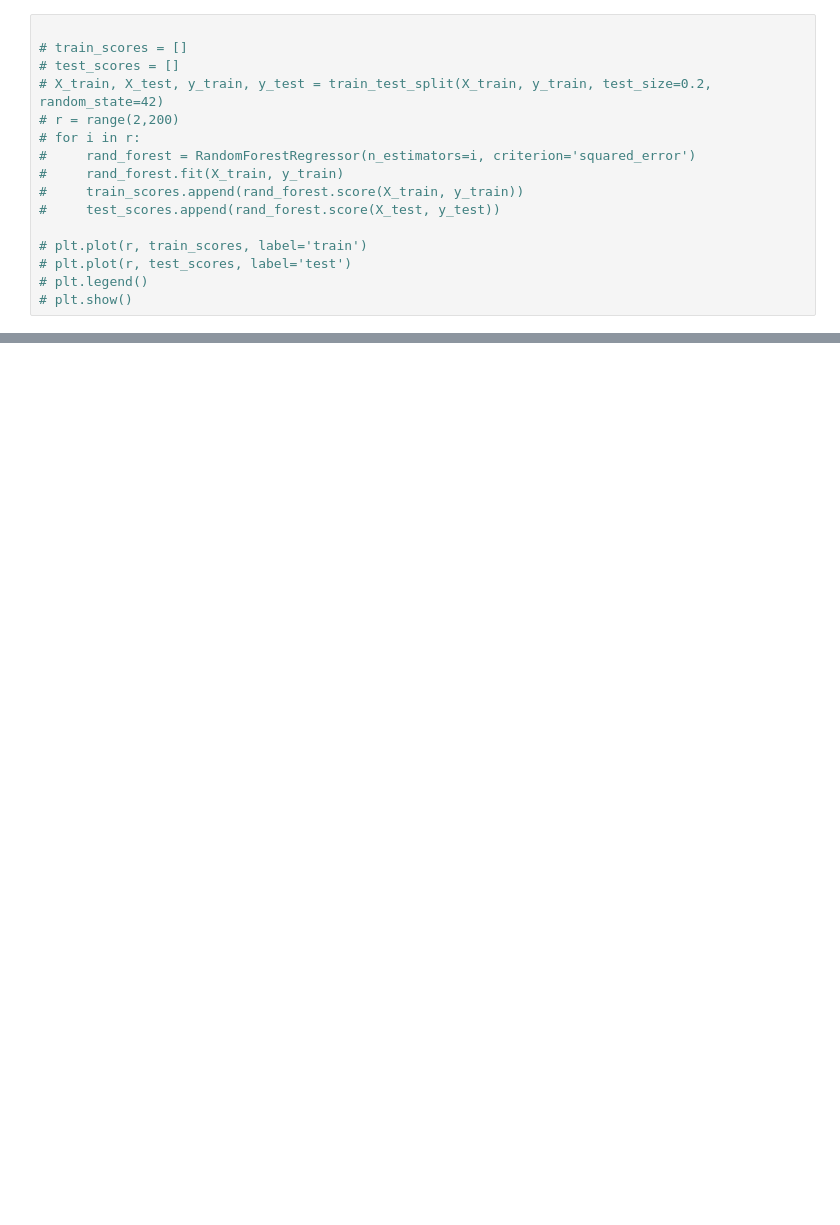
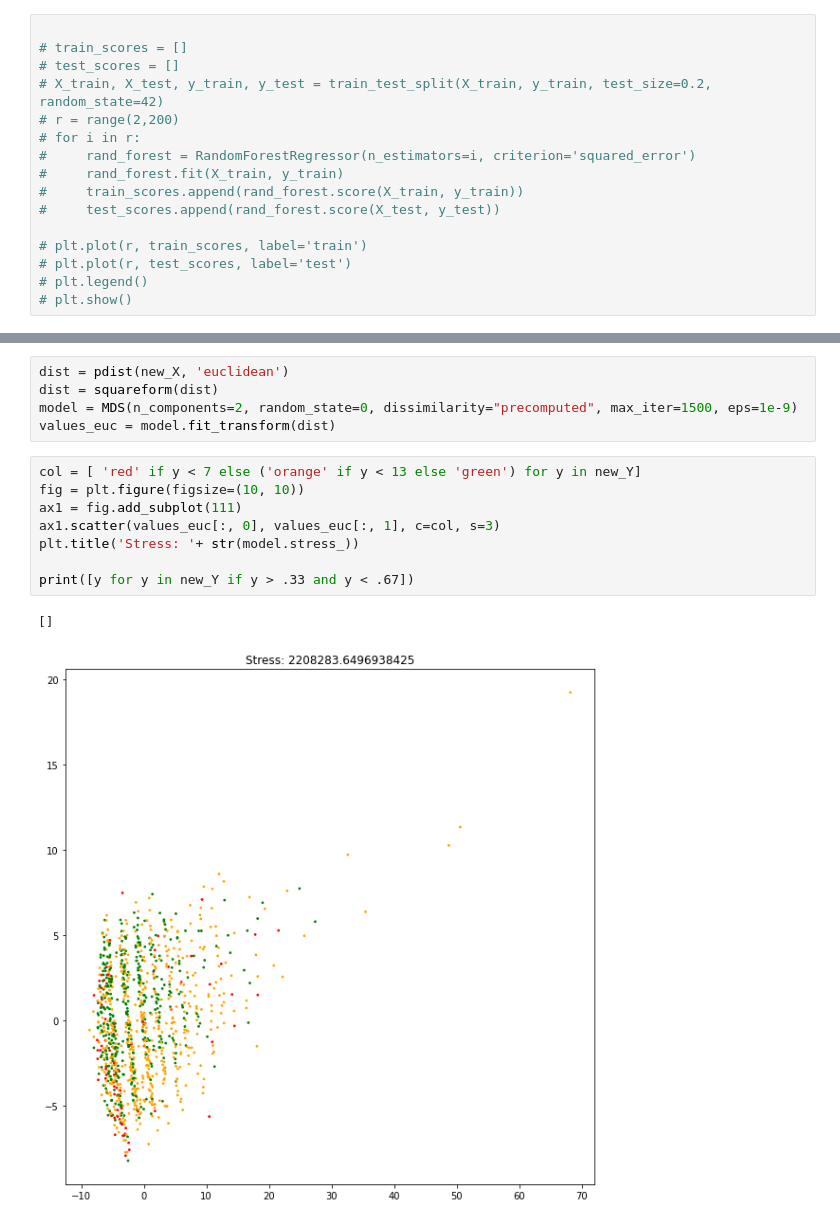
Before and after one commit to razatsutradhar/DS_exam_evaluation, a Jupyter notebook: data/test.ipynb, the cells around one changed output, grey strips where cells are left out. Saved outputs shown, nothing was run; the diff lists cells and outputs as text; blank space fills up the shorter version.

```diff
--- a/data/test.ipynb
+++ b/data/test.ipynb
@@ -218,0 +216,16 @@ ValueError: 'c' argument has 835 elements, which is inconsistent with 'x' and 'y
+# %%
+dist = pdist(new_X, 'euclidean')
+dist = squareform(dist)
+model = MDS(n_components=2, random_state=0, dissimilarity="precomputed", max_iter=1500, eps=1e-9)
+values_euc = model.fit_transform(dist)
+# %%
+col = [ 'red' if y < 7 else ('orange' if y < 13 else 'green') for y in new_Y]
+fig = plt.figure(figsize=(10, 10))
+ax1 = fig.add_subplot(111)
+ax1.scatter(values_euc[:, 0], values_euc[:, 1], c=col, s=3)
+plt.title('Stress: '+ str(model.stress_))
+
+print([y for y in new_Y if y > .33 and y < .67])
+# %% [output]
+[]
+[figure, added]
```
Also changed, not shown: parts of 17 cells of this notebook, 5 other files.
